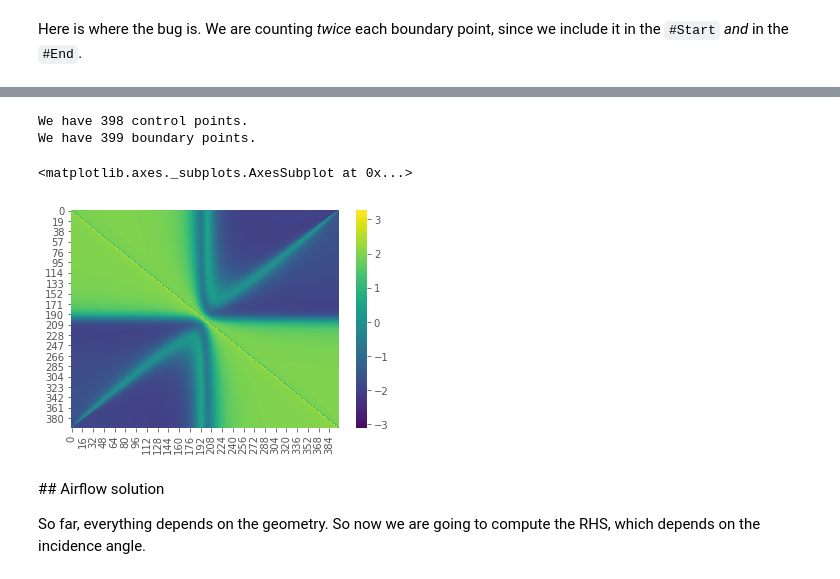
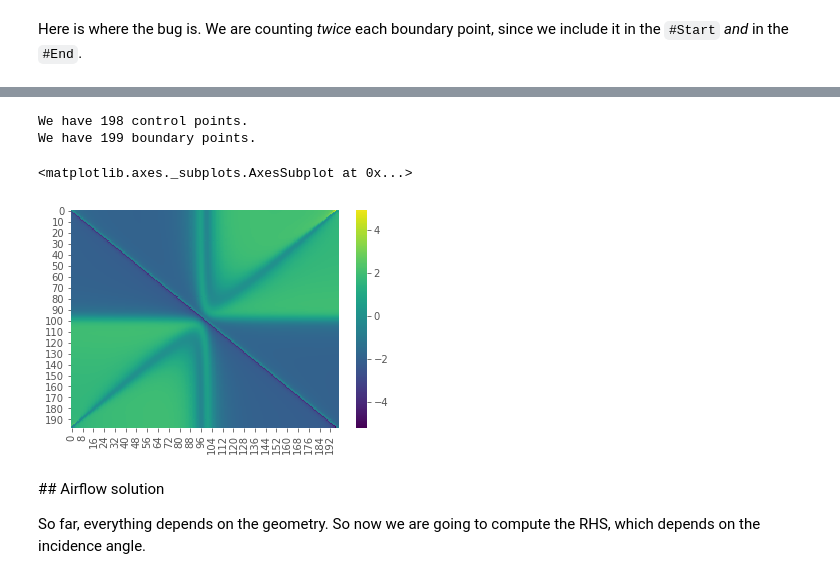
Before and after one commit to KikeM/vortex-method, a Jupyter notebook: notebooks/panel_method.ipynb, the cells around one changed output, grey strips where cells are left out. Cells and saved outputs as stored; diff of their text form; code cells hidden in the pictures.

```diff
--- a/notebooks/panel_method.ipynb
+++ b/notebooks/panel_method.ipynb
@@ -22,7 +25,7 @@ from panel import Panel
 Define the NACA profile and the number of points.
 # %%
 NACA = '0012'
-NUM_POINTS_X = 200
+NUM_POINTS_X = 100
 # %% [markdown]
 Helper method to create the airfoil.
 # %%
@@ -109,8 +143,8 @@ N_b = len(boundary_points)
 print(f'We have {N_c} control points.')
 print(f'We have {N_b} boundary points.')
 # %% [output]
-We have 398 control points.
-We have 399 boundary points.
+We have 198 control points.
+We have 199 boundary points.
 # %%
 A = np.zeros(shape = (N_c, N_b))
 B = np.zeros(shape = (N_c, N_b))
@@ -158,7 +192,7 @@ for row, control in enumerate(control_points, start = 0):
         num = E[row][col] * S
         den = B[row][col] + A[row][col] * S
 
-        G[row][col] += np.arctan(num / den)
+        G[row][col] += np.arctan2(num, den)
 
         P[row][col] += dx * np.sin(control['theta'] - 2.0 * boundary['theta'])
         P[row][col] += dy * np.cos(control['theta'] - 2.0 * boundary['theta'])
@@ -166,6 +200,7 @@ for row, control in enumerate(control_points, start = 0):
         Q[row][col] += dx * np.cos(control['theta'] - 2.0 * boundary['theta'])
         Q[row][col] -= dy * np.sin(control['theta'] - 2.0 * boundary['theta'])
 
+        # Normal matrices
         C2[row][col] += D[row][col]
         C2[row][col] += Q[row][col] * F[row][col] / 2.0 / S
         C2[row][col] -= A[row][col] * C[row][col] * G[row][col] / S
@@ -193,10 +228,10 @@ np.fill_diagonal(C2,  1)
 np.fill_diagonal(Ct1, np.pi / 2.0)
 np.fill_diagonal(Ct2, np.pi / 2.0)
 # %%
-sns.heatmap(C2, cmap = 'viridis', center = 0.0)
+sns.heatmap(C1, cmap = 'viridis', center = 0.0)
 # %% [output]
 <matplotlib.axes._subplots.AxesSubplot at 0x...>
-[figure, old version]
+[figure, new version]
 # %%
 def summand(i, j, gamma):
 
```
Also changed, not shown: parts of 12 cells of this notebook, 2 other files.
